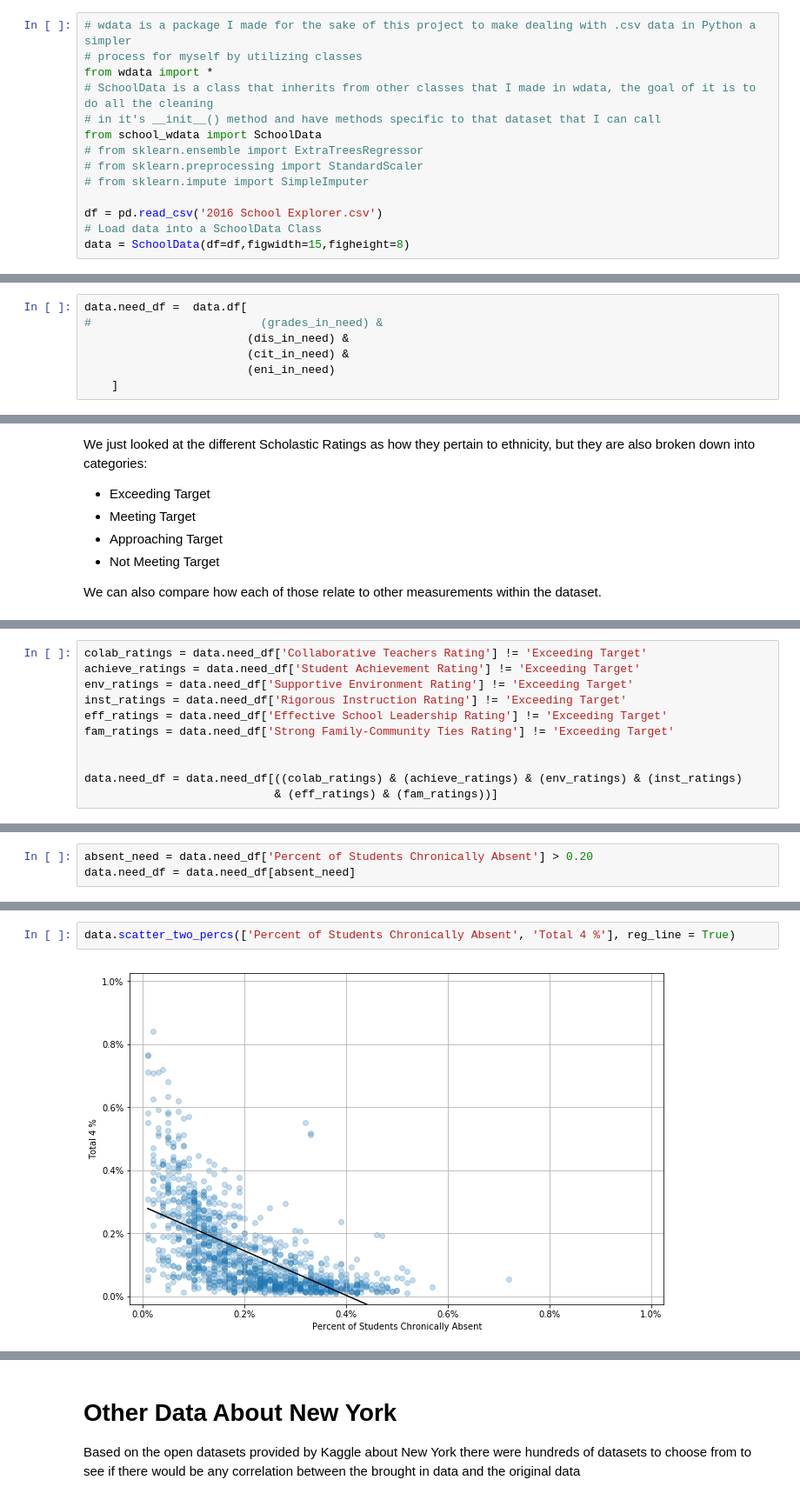
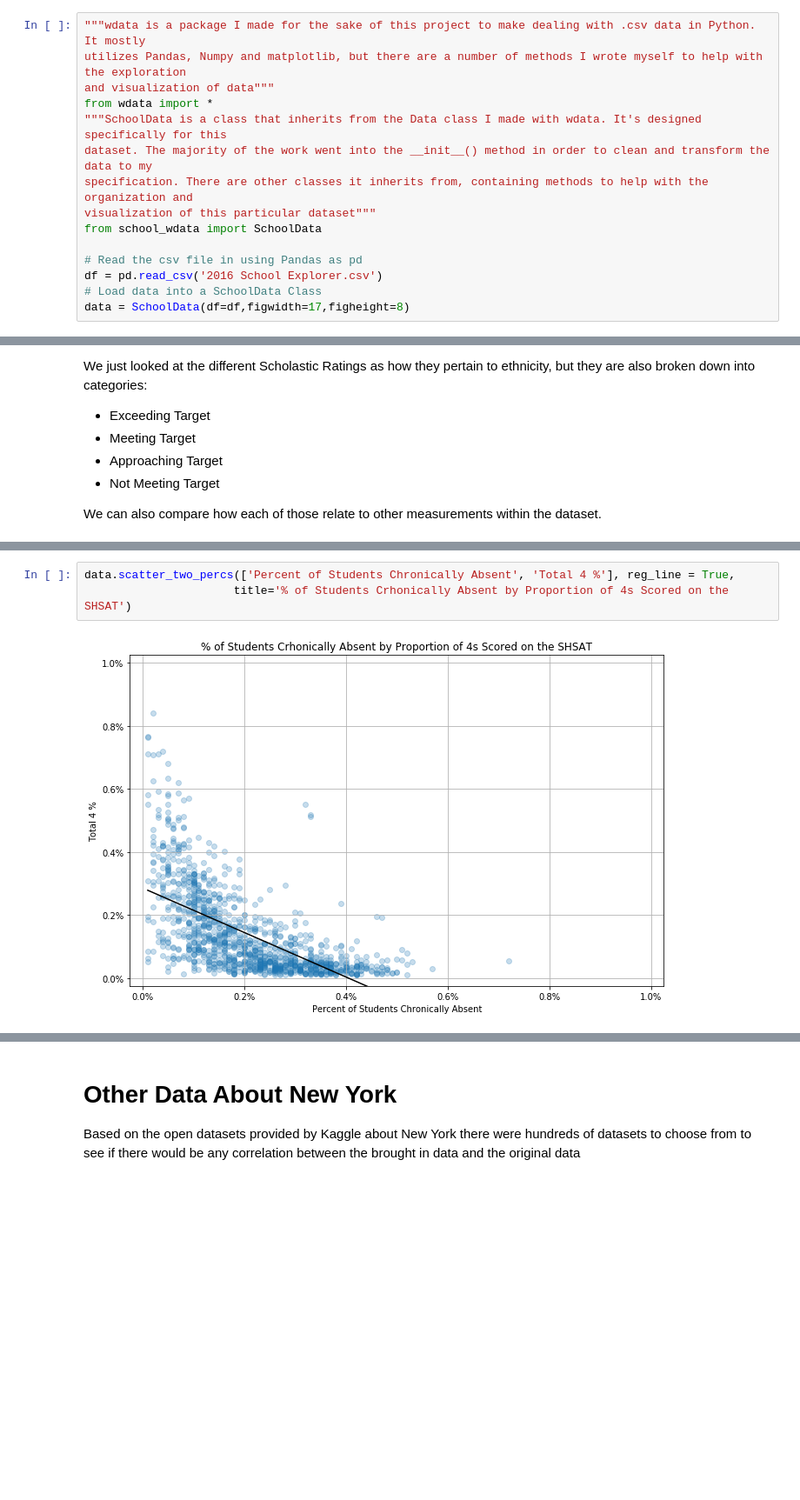
Before and after one commit to mwmcnall/Honors-College-Project, a Jupyter notebook: Honors College Data stuff.ipynb, the cells around one changed output, grey strips where cells are left out. Shown at 87% size. Drawn from its saved outputs; the diff is of its cells as text; blank space fills up the shorter version.

```diff
--- a/Honors College Data stuff.ipynb
+++ b/Honors College Data stuff.ipynb
@@ -18,14 +14,15 @@ This dataset only catalogs if a student has scored a 4, to be able to represent
 # %%
-# wdata is a package I made for the sake of this project to make dealing with .csv data in Python a simpler
-# process for myself by utilizing classes
+"""wdata is a package I made for the sake of this project to make dealing with .csv data in Python. It mostly
+utilizes Pandas, Numpy and matplotlib, but there are a number of methods I wrote myself to help with the exploration
+and visualization of data"""
 from wdata import *
-# SchoolData is a class that inherits from other classes that I made in wdata, the goal of it is to do all the cleaning
-# in it's __init__() method and have methods specific to that dataset that I can call
+"""SchoolData is a class that inherits from the Data class I made with wdata. It's designed specifically for this
+dataset. The majority of the work went into the __init__() method in order to clean and transform the data to my
+specification. There are other classes it inherits from, containing methods to help with the organization and
+visualization of this particular dataset"""
 from school_wdata import SchoolData
-# from sklearn.ensemble import ExtraTreesRegressor
-# from sklearn.preprocessing import StandardScaler
-# from sklearn.impute import SimpleImputer
 
+# Read the csv file in using Pandas as pd
 df = pd.read_csv('2016 School Explorer.csv')
 # Load data into a SchoolData Class
-data = SchoolData(df=df,figwidth=15,figheight=8)
+data = SchoolData(df=df,figwidth=17,figheight=8)
@@ -190,7 +205,0 @@ cit_in_need = data.df['City'].isin( cit_in_need )
-# %%
-data.need_df =  data.df[
-#                         (grades_in_need) &
-                        (dis_in_need) &
-                        (cit_in_need) &
-                        (eni_in_need)
-    ]
@@ -304,11 +322,0 @@ I futher filtered the Schools in Need, looking for schools that are not 'Exceedi
-# %%
-colab_ratings = data.need_df['Collaborative Teachers Rating'] != 'Exceeding Target'
-achieve_ratings = data.need_df['Student Achievement Rating'] != 'Exceeding Target'
-env_ratings = data.need_df['Supportive Environment Rating'] != 'Exceeding Target'
-inst_ratings = data.need_df['Rigorous Instruction Rating'] != 'Exceeding Target'
-eff_ratings = data.need_df['Effective School Leadership Rating'] != 'Exceeding Target'
-fam_ratings = data.need_df['Strong Family-Community Ties Rating'] != 'Exceeding Target'
-
-
-data.need_df = data.need_df[((colab_ratings) & (achieve_ratings) & (env_ratings) & (inst_ratings)
-                            & (eff_ratings) & (fam_ratings))]
@@ -317,3 +322,0 @@ data.need_df = data.need_df[((colab_ratings) & (achieve_ratings) & (env_ratings)
-# %%
-absent_need = data.need_df['Percent of Students Chronically Absent'] > 0.20
-data.need_df = data.need_df[absent_need]
@@ -320,4 +339,5 @@ data.need_df = data.need_df[absent_need]
 # %%
-data.scatter_two_percs(['Percent of Students Chronically Absent', 'Total 4 %'], reg_line = True)
+data.scatter_two_percs(['Percent of Students Chronically Absent', 'Total 4 %'], reg_line = True,
+                      title='% of Students Crhonically Absent by Proportion of 4s Scored on the SHSAT')
 # %% [output]
-[figure, old version]
+[figure, new version]
```
Also changed, not shown: parts of 73 cells of this notebook, 2 other files.
